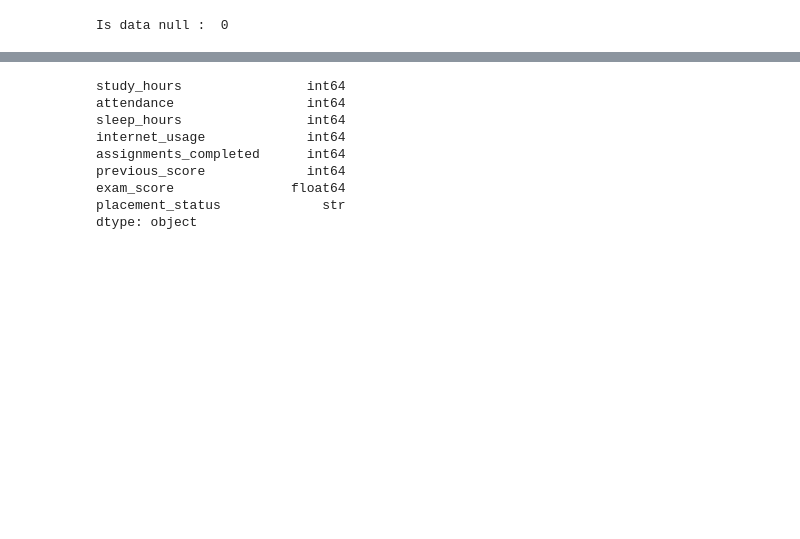
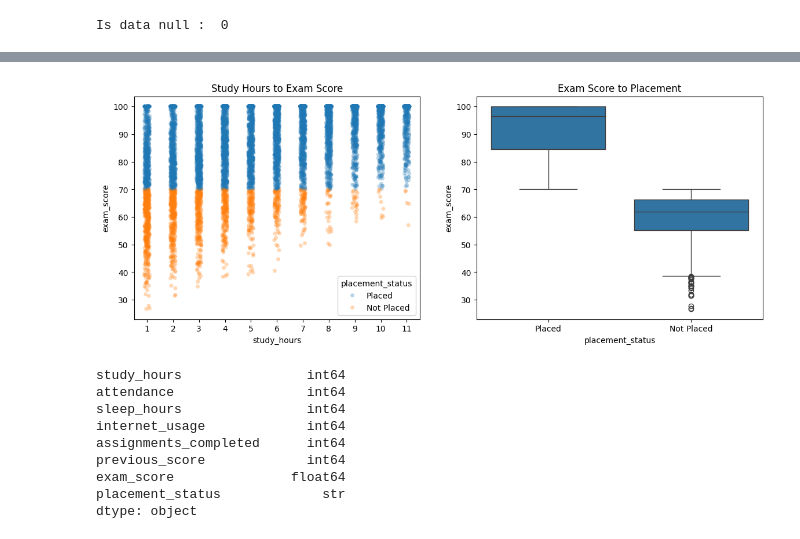
Before and after one commit to tiopramana/machine_learning, a Jupyter notebook: Project/Student_performance/main.ipynb, the cells around one changed output, grey strips where cells are left out. Drawn from its saved outputs; the diff is of its cells as text; code cells hidden in the pictures; blank space fills up the shorter version.

```diff
--- a/Project/Student_performance/main.ipynb
+++ b/Project/Student_performance/main.ipynb
@@ -41,3 +51,24 @@ plt.show()
+# %%
+# Visualization compare of placement_status from study_hours and exam_score
+
+fig, axes = plt.subplots(1, 2, figsize=(14,5))
+
+sns.stripplot(data=df, x='study_hours', y='exam_score',
+              hue='placement_status', alpha=0.3, jitter=True, ax=axes[0])
+
+axes[0].set_title('Study Hours to Exam Score')
+axes[0].set_xlabel('study_hours')
+axes[0].set_ylabel('exam_score')
+
+sns.boxplot(data=df, x='placement_status', y='exam_score', ax=axes[1], )
+
+axes[1].set_title('Exam Score to Placement')
+axes[1].set_xlabel('placement_status')
+axes[1].set_ylabel('exam_score')
+
+plt.show()
+# %% [output]
+[figure, added]
 # %%
 df.dtypes
 # %% [output]
```
Also changed, not shown: parts of 8 cells of this notebook.
